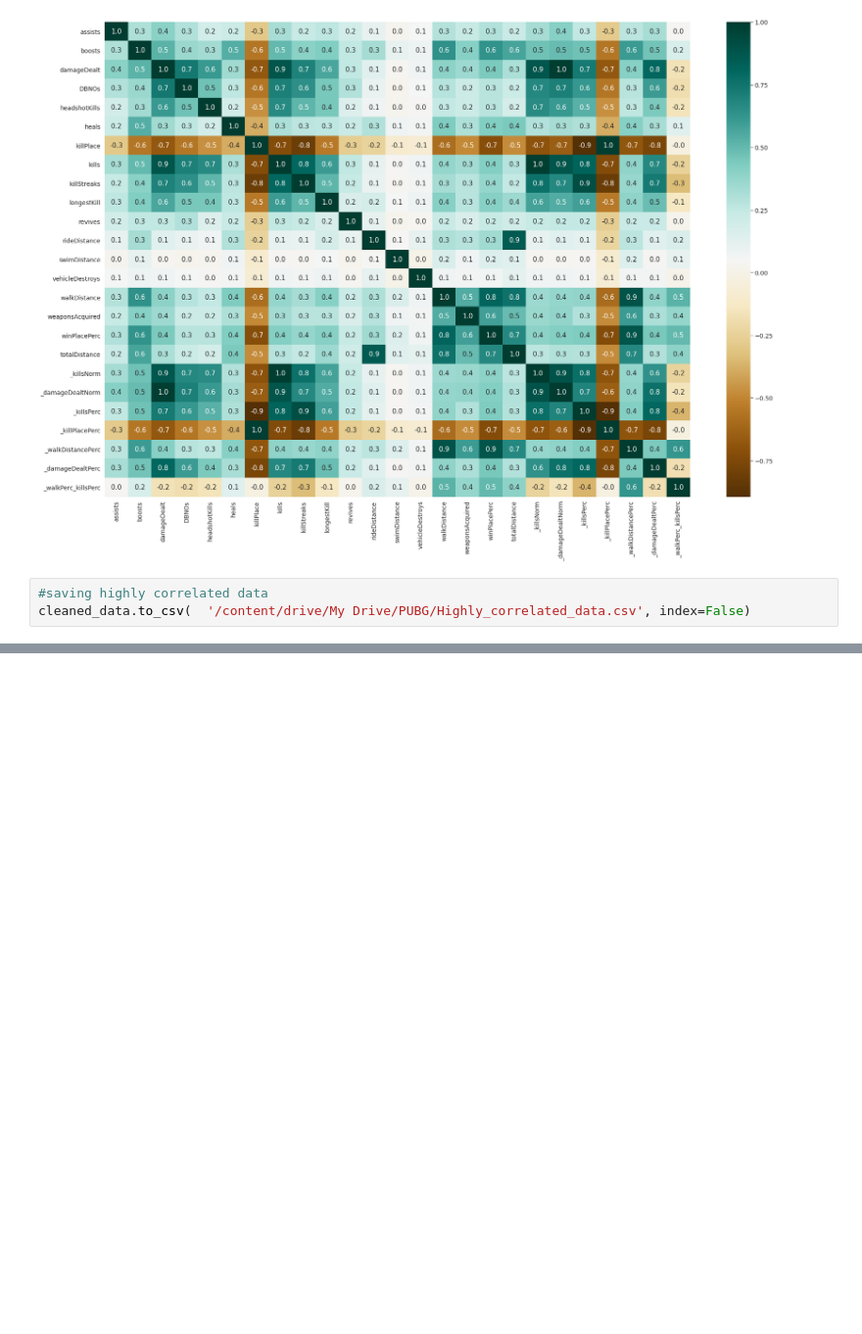
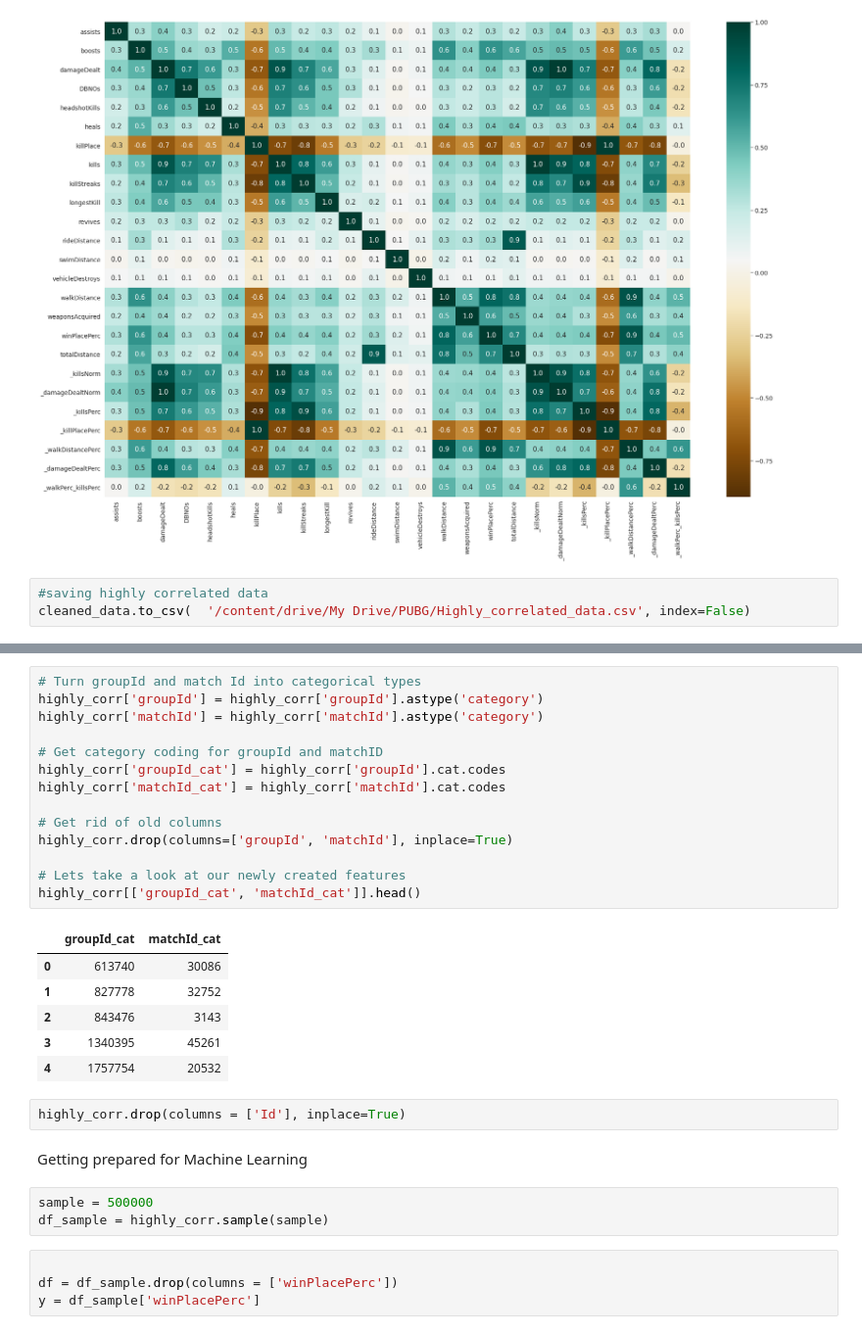
Before and after one commit to ANKITSHARMA98/PUBG-Data-Analysis, a Jupyter notebook: PUBG.ipynb, the cells around one changed output, grey strips where cells are left out. Shown at 98% size. Drawn from its saved outputs; the diff is of its cells as text; blank space fills up the shorter version.

```diff
--- a/PUBG.ipynb
+++ b/PUBG.ipynb
@@ -852,0 +898,32 @@ cleaned_data.to_csv(  '/content/drive/My Drive/PUBG/Highly_correlated_data.csv',
+# %%
+# Turn groupId and match Id into categorical types
+highly_corr['groupId'] = highly_corr['groupId'].astype('category')
+highly_corr['matchId'] = highly_corr['matchId'].astype('category')
+
+# Get category coding for groupId and matchID
+highly_corr['groupId_cat'] = highly_corr['groupId'].cat.codes
+highly_corr['matchId_cat'] = highly_corr['matchId'].cat.codes
+
+# Get rid of old columns
+highly_corr.drop(columns=['groupId', 'matchId'], inplace=True)
+
+# Lets take a look at our newly created features
+highly_corr[['groupId_cat', 'matchId_cat']].head()
+# %% [output]
+|  | groupId_cat | matchId_cat |
+| 0 | 613740 | 30086 |
+| 1 | 827778 | 32752 |
+| 2 | 843476 | 3143 |
+| 3 | 1340395 | 45261 |
+| 4 | 1757754 | 20532 |
+# %%
+highly_corr.drop(columns = ['Id'], inplace=True)
+# %% [markdown]
+Getting prepared for Machine Learning
+# %%
+sample = 500000
+df_sample = highly_corr.sample(sample)
+# %%
+
+df = df_sample.drop(columns = ['winPlacePerc'])
+y = df_sample['winPlacePerc']
```
Also changed, not shown: parts of 13 cells of this notebook.
